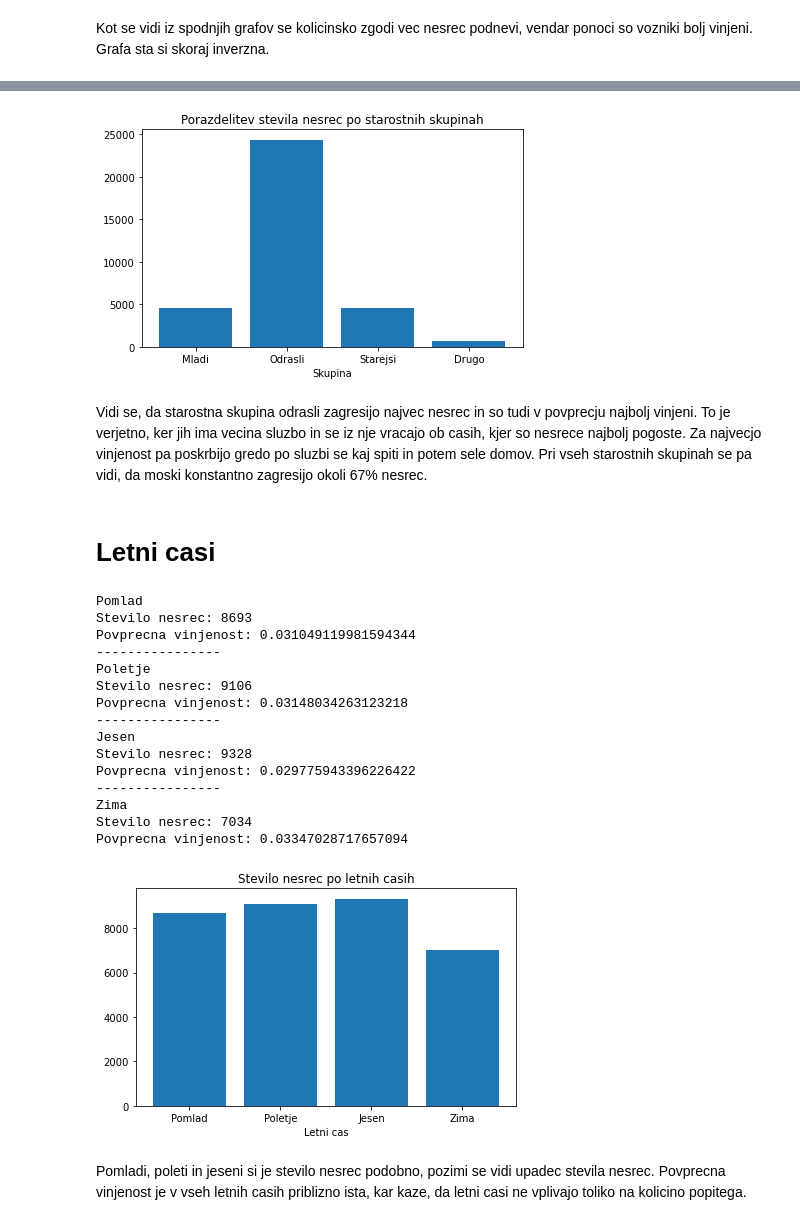
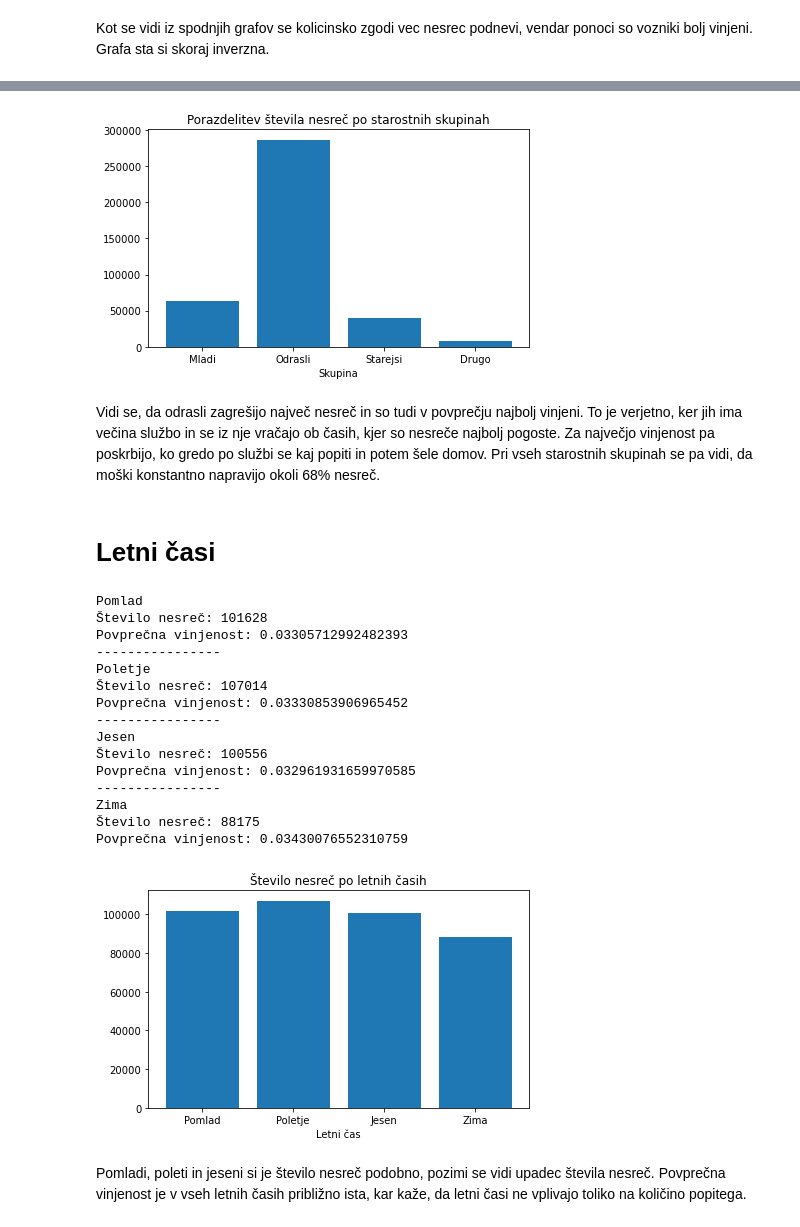
Before and after one commit to Nermin-Mujagic/PR21_JJ_NM, a Jupyter notebook: report.ipynb, the cells around one changed output, grey strips where cells are left out. Saved outputs shown, nothing was run; the diff lists cells and outputs as text; code cells hidden in the pictures.

```diff
--- a/report.ipynb
+++ b/report.ipynb
@@ -36,0 +67,6 @@
+# %%
+# zdruzevanje vsega v en array
+podatki = np.concatenate((podatki09, podatki10, podatki11, podatki12,
+                          podatki13, podatki14, podatki15, podatki16,
+                          podatki17, podatki18, podatki19))
+podatki.shape[0]
@@ -441,69 +541,69 @@ x = [len(mladi), len(odrasli), len(starejsi), len(drugo)]
 plt.figure(figsize=(15,4))
 plt.subplot(1, 2, 1)
 plt.bar(labels, x)
-plt.title("Porazdelitev stevila nesrec po starostnih skupinah")
+plt.title("Porazdelitev števila nesreč po starostnih skupinah")
 plt.xlabel("Skupina")
 plt.show()
 # %% [output]
-[figure, old version]
+[figure, new version]
 # %% [markdown]
-Vidi se, da starostna skupina odrasli zagresijo najvec nesrec in so tudi v povprecju najbolj vinjeni. To je verjetno, ker jih ima vecina sluzbo in se iz nje vracajo ob casih, kjer so nesrece najbolj pogoste. Za najvecjo vinjenost pa poskrbijo gredo po sluzbi se kaj spiti in potem sele domov.
-Pri vseh starostnih skupinah se pa vidi, da moski konstantno zagresijo okoli 67% nesrec.
+Vidi se, da odrasli zagrešijo največ nesreč in so tudi v povprečju najbolj vinjeni. To je verjetno, ker jih ima večina službo in se iz nje vračajo ob časih, kjer so nesreče najbolj pogoste. Za največjo vinjenost pa poskrbijo, ko gredo po službi se kaj popiti in potem šele domov.
+Pri vseh starostnih skupinah se pa vidi, da moški konstantno napravijo okoli 68% nesreč.
 # %% [markdown]
-# Letni casi
+# Letni časi
 # %%
-pomlad = podatki19[podatki19[:, 15] == "1"]
-poletje = podatki19[podatki19[:, 15] == "2"]
-jesen = podatki19[podatki19[:, 15] == "3"]
-zima = podatki19[podatki19[:, 15] == "4"]
+pomlad = podatki[podatki[:, 11] == "1"]
+poletje = podatki[podatki[:, 11] == "2"]
+jesen = podatki[podatki[:, 11] == "3"]
+zima = podatki[podatki[:, 11] == "4"]
 
 print("Pomlad")
-print("Stevilo nesrec:", len(pomlad))
-print("Povprecna vinjenost:", sum(pomlad[:, 1].astype(float)) / len(pomlad))
+print("Število nesreč:", len(pomlad))
+print("Povprečna vinjenost:", sum(pomlad[:, 1].astype(float)) / len(pomlad))
 print("----------------")
 
 print("Poletje")
-print("Stevilo nesrec:", len(poletje))
-print("Povprecna vinjenost:", sum(poletje[:, 1].astype(float)) / len(poletje))
+print("Število nesreč:", len(poletje))
+print("Povprečna vinjenost:", sum(poletje[:, 1].astype(float)) / len(poletje))
 print("----------------")
 
 print("Jesen")
-print("Stevilo nesrec:", len(jesen))
-print("Povprecna vinjenost:", sum(jesen[:, 1].astype(float)) / len(jesen))
+print("Število nesreč:", len(jesen))
+print("Povprečna vinjenost:", sum(jesen[:, 1].astype(float)) / len(jesen))
 print("----------------")
 
 print("Zima")
-print("Stevilo nesrec:", len(zima))
-print("Povprecna vinjenost:", sum(zima[:, 1].astype(float)) / len(zima))
+print("Število nesreč:", len(zima))
+print("Povprečna vinjenost:", sum(zima[:, 1].astype(float)) / len(zima))
 # %% [output]
 Pomlad
-Stevilo nesrec: 8693
-Povprecna vinjenost: 0.031049119981594344
+Število nesreč: 101628
+Povprečna vinjenost: 0.03305712992482393
 ----------------
 Poletje
-Stevilo nesrec: 9106
-Povprecna vinjenost: 0.03148034263123218
+Število nesreč: 107014
+Povprečna vinjenost: 0.03330853906965452
 ----------------
 Jesen
-Stevilo nesrec: 9328
-Povprecna vinjenost: 0.029775943396226422
+Število nesreč: 100556
+Povprečna vinjenost: 0.032961931659970585
 ----------------
 Zima
-Stevilo nesrec: 7034
-Povprecna vinjenost: 0.03347028717657094
+Število nesreč: 88175
+Povprečna vinjenost: 0.03430076552310759
 # %%
 labels = ["Pomlad", "Poletje", "Jesen", "Zima"]
 x = [len(pomlad), len(poletje), len(jesen), len(zima)]
 
 plt.figure(figsize=(15,4))
 plt.subplot(1, 2, 1)
 plt.bar(labels, x)
-plt.title("Stevilo nesrec po letnih casih")
-plt.xlabel("Letni cas")
+plt.title("Število nesreč po letnih časih")
+plt.xlabel("Letni čas")
 plt.show()
 # %% [output]
-[figure, old version]
+[figure, new version]
 # %% [markdown]
-Pomladi, poleti in jeseni si je stevilo nesrec podobno, pozimi se vidi upadec stevila nesrec. Povprecna vinjenost je v vseh letnih casih priblizno ista, kar kaze, da letni casi ne vplivajo toliko na kolicino popitega.
+Pomladi, poleti in jeseni si je število nesreč podobno, pozimi se vidi upadec števila nesreč. Povprečna vinjenost je v vseh letnih časih približno ista, kar kaže, da letni časi ne vplivajo toliko na količino popitega.
 # %% [markdown]
 # Zaključek
```
Also changed, not shown: parts of 34 cells of this notebook.
